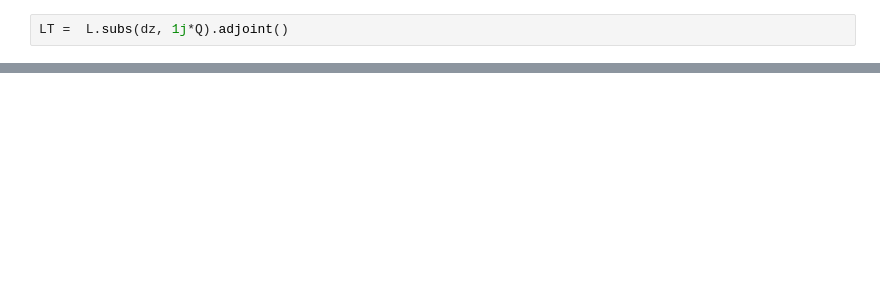
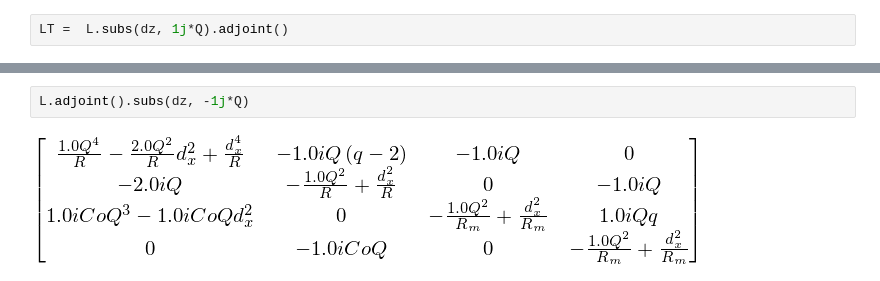
Before and after one commit to jsoishi/weakly_nonlinear_mri, a Jupyter notebook: python/adjoint solution.ipynb, the cells around one changed output, grey strips where cells are left out. Drawn from its saved outputs; the diff is of its cells as text; blank space fills up the shorter version.

```diff
--- a/python/adjoint solution.ipynb
+++ b/python/adjoint solution.ipynb
@@ -436,0 +442,4 @@ L1
+# %%
+L.adjoint().subs(dz, -1j*Q)
+# %% [output]
+[figure, added]
```
Also changed, not shown: parts of 57 cells of this notebook, 3 other files.
